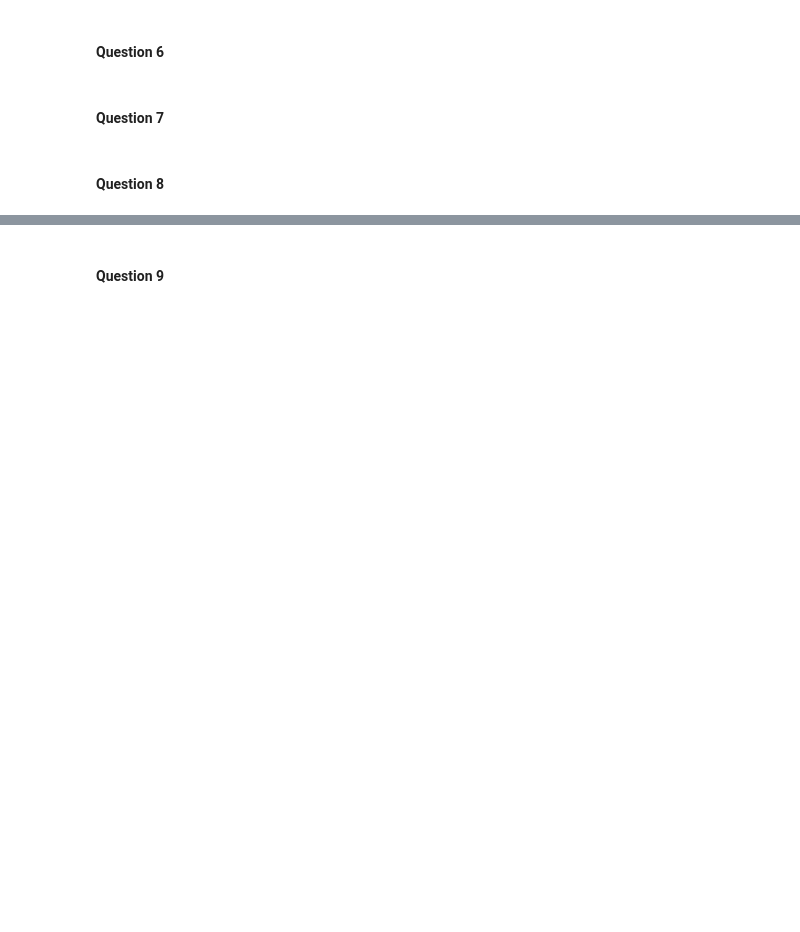
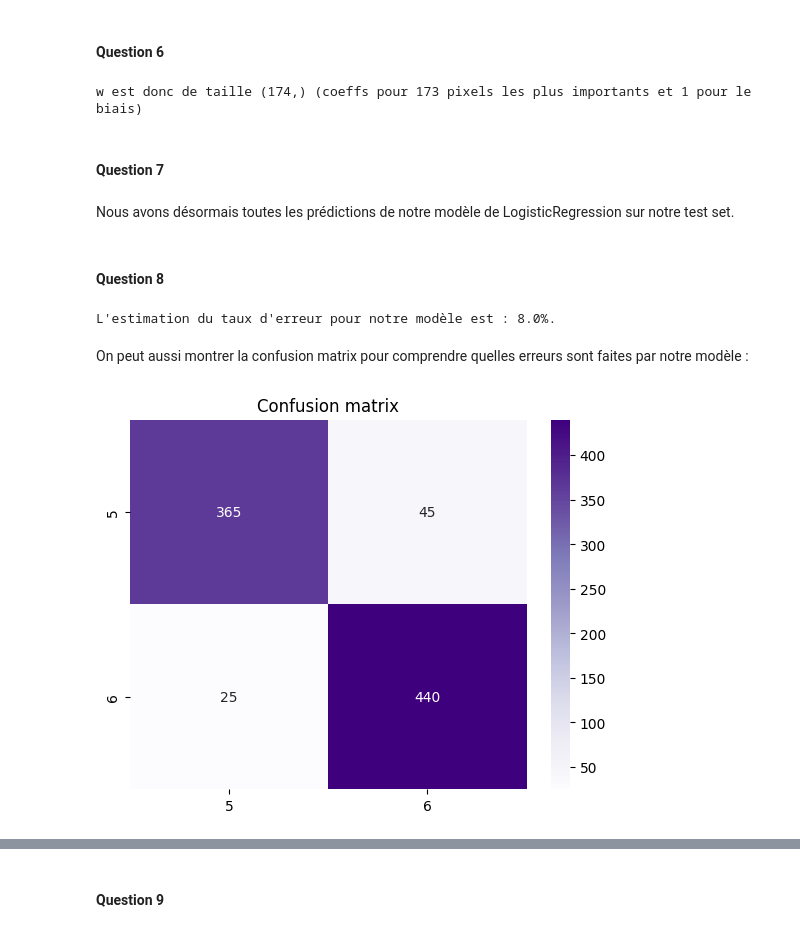
Before and after one commit to mcaron01/decsion-et-apprentissage-sdi, a Jupyter notebook: TP3/TP3_archive/TP3_archive/TP3_BACQUET_CARON.ipynb, the cells around one changed output, grey strips where cells are left out. Drawn from its saved outputs; the diff is of its cells as text; code cells hidden in the pictures; blank space fills up the shorter version.

```diff
--- a/TP3/TP3_archive/TP3_archive/TP3_BACQUET_CARON.ipynb
+++ b/TP3/TP3_archive/TP3_archive/TP3_BACQUET_CARON.ipynb
@@ -640,2 +667,6 @@ sns.heatmap(I_std_bin)
 # %% [markdown]
 #### Question 5
+# %%
+x_test = x_test_brut[:, std_bin]
+
+print(f"Le nombre de colonne de x_test est réduit à {x_test.shape[1]}.")
@@ -642,6 +677,43 @@ sns.heatmap(I_std_bin)
 # %% [markdown]
 #### Question 6
+# %%
+# Paramètres
+Nitermax = 13
+eps_conv = 1e-3
+
+# On ajoute la colonne de 1
+x_train_t = np.hstack((np.ones((N_train,1)),x_train))
+
+logReg_exo2 = LogisticRegression(x_train_t, class_train, Nitermax = Nitermax, eps_conv = eps_conv)
+
+# On peut maintenant obtenir les coefficients
+w = logReg_exo2.coefs
+
+print(f"w est donc de taille {w.shape} (coeffs pour 173 pixels les plus importants et 1 pour le biais)")
+# %% [output]
+w est donc de taille (174,) (coeffs pour 173 pixels les plus importants et 1 pour le biais)
 # %% [markdown]
 #### Question 7
+# %%
+# On ajoute la colonne de 1
+x_test_t = np.hstack((np.ones((N_test,1)),x_test))
+
+prediction = logReg_exo2.predict(x_test_t)
+# %% [markdown]
+Nous avons désormais toutes les prédictions de notre modèle de LogisticRegression sur notre test set.
 # %% [markdown]
 #### Question 8
+# %%
+error = sum(abs(prediction-class_test))/N_test
+print(f"L'estimation du taux d'erreur pour notre modèle est : {error*100}%.")
+# %% [output]
+L'estimation du taux d'erreur pour notre modèle est : 8.0%.
+# %% [markdown]
+On peut aussi montrer la confusion matrix pour comprendre quelles erreurs sont faites par notre modèle :
+# %%
+confusion_matrix = skl.metrics.confusion_matrix(class_test, prediction)
+plt.title("Confusion matrix")
+sns.heatmap(confusion_matrix, annot=True, fmt='d', cmap=plt.cm.Purples, xticklabels=['5', '6'], yticklabels=['5', '6'])
+plt.savefig("img/confusion-matrix-lr-exo2.png")
+# %% [output]
+[figure, added]
```
Also changed, not shown: parts of 28 cells of this notebook, 6 other files.
